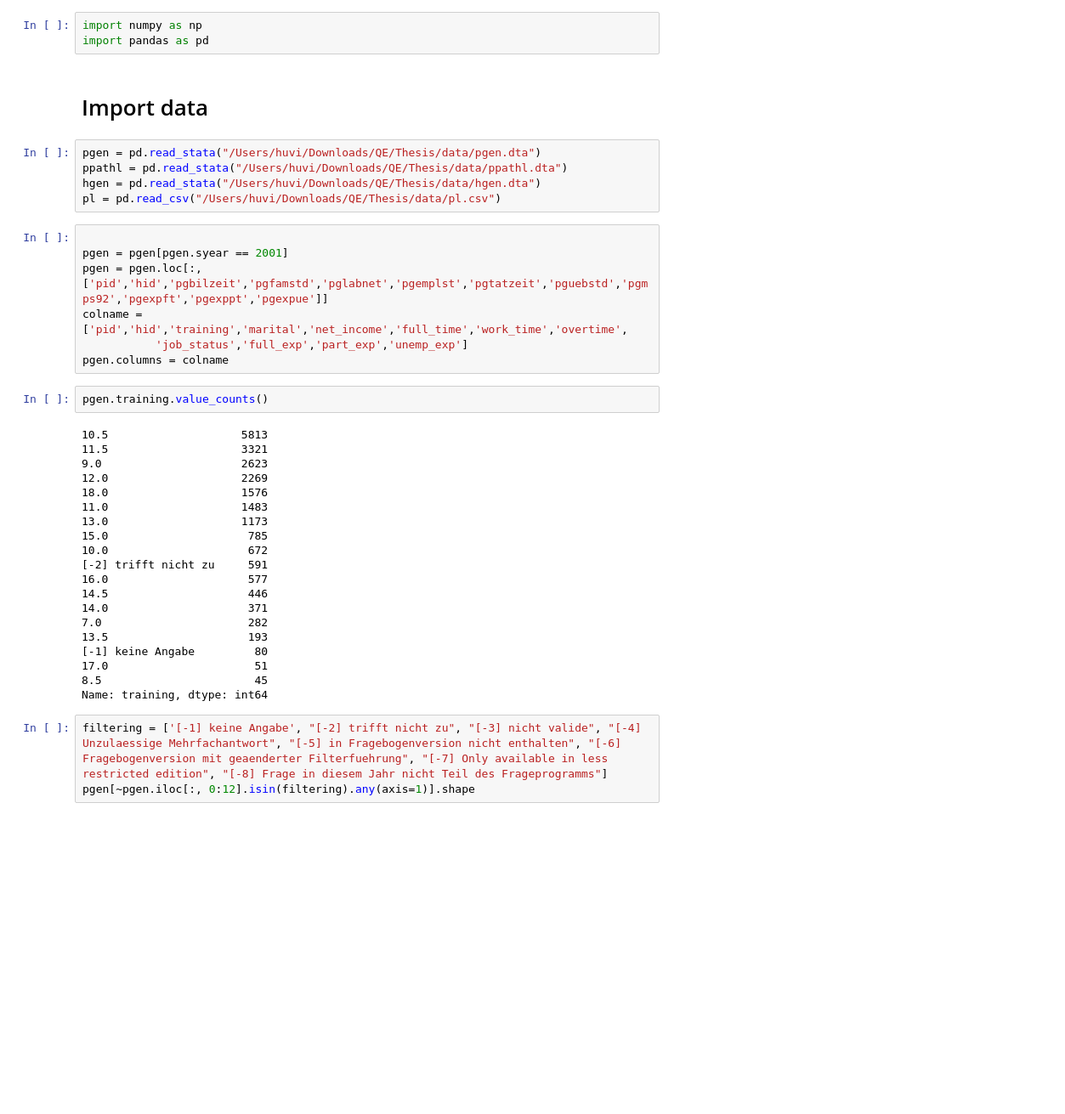
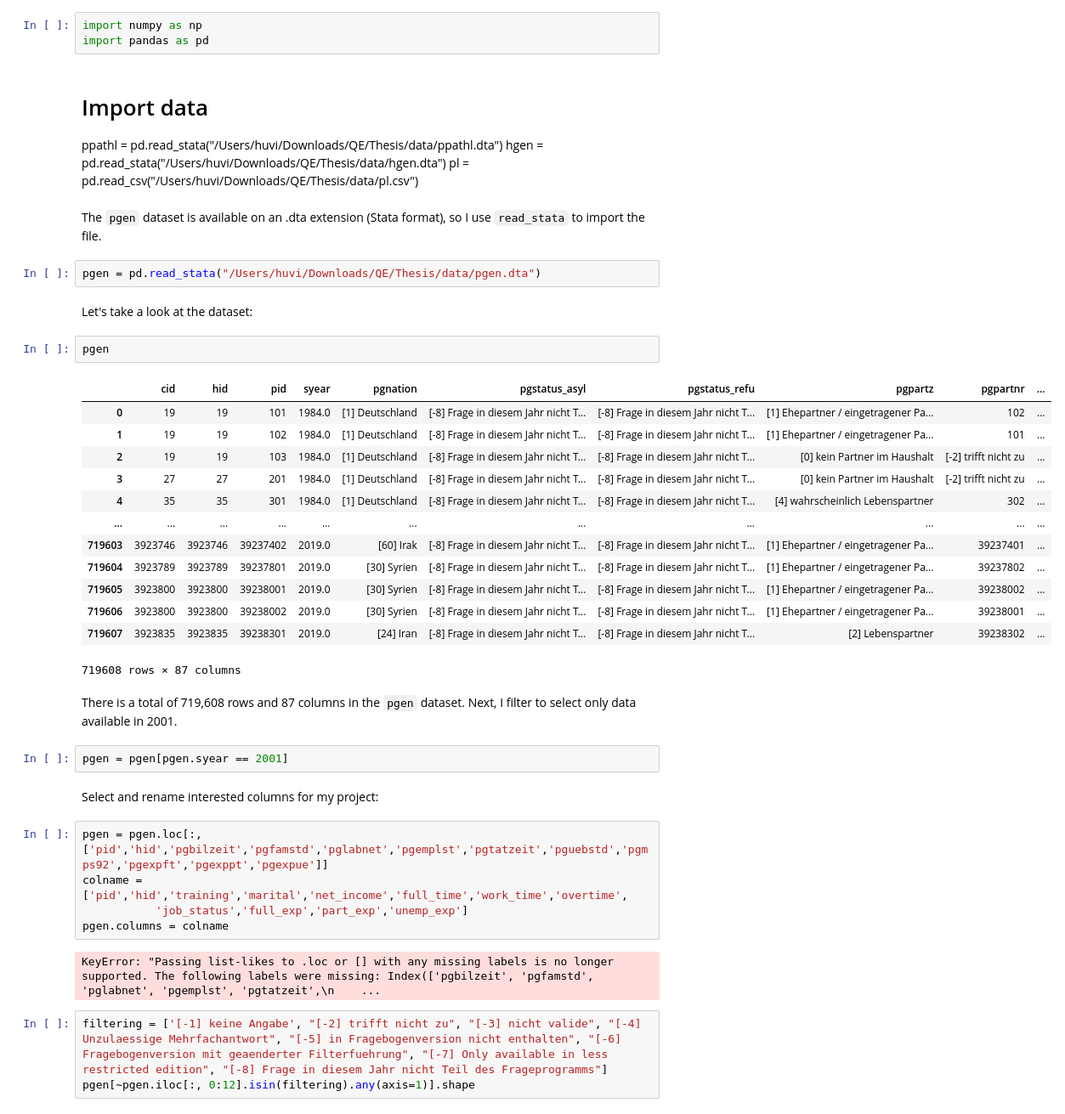
Before and after one commit to vinhhle/soep, a Jupyter notebook: Thesis.ipynb, the cells around one changed output. Shown: that part at 85% size. Drawn from its saved outputs; the diff is of its cells as text; blank space fills up the shorter version.

```diff
--- a/Thesis.ipynb
+++ b/Thesis.ipynb
@@ -3,40 +3,45 @@ import numpy as np
 import pandas as pd
 # %% [markdown]
 # Import data
+
+ppathl = pd.read_stata("/Users/huvi/Downloads/QE/Thesis/data/ppathl.dta")
+hgen = pd.read_stata("/Users/huvi/Downloads/QE/Thesis/data/hgen.dta")
+pl = pd.read_csv("/Users/huvi/Downloads/QE/Thesis/data/pl.csv")
+# %% [markdown]
+The `pgen` dataset is available on an .dta extension (Stata format), so I use `read_stata` to import the file.
 # %%
 pgen = pd.read_stata("/Users/huvi/Downloads/QE/Thesis/data/pgen.dta")
-ppathl = pd.read_stata("/Users/huvi/Downloads/QE/Thesis/data/ppathl.dta")
-hgen = pd.read_stata("/Users/huvi/Downloads/QE/Thesis/data/hgen.dta")
-pl = pd.read_csv("/Users/huvi/Downloads/QE/Thesis/data/pl.csv")
+# %% [markdown]
+Let's take a look at the dataset:
+# %%
+pgen
+# %% [output]
+|  | cid | hid | pid | syear | pgnation | pgstatus_asyl | pgstatus_refu | pgpartz | pgpartnr | ... |
+| 0 | 19 | 19 | 101 | 1984.0 | [1] Deutschland | [-8] Frage in diesem Jahr nicht T... | [-8] Frage in diesem Jahr nicht T... | [1] Ehepartner / eingetragener Pa... | 102 | ... |
+| 1 | 19 | 19 | 102 | 1984.0 | [1] Deutschland | [-8] Frage in diesem Jahr nicht T... | [-8] Frage in diesem Jahr nicht T... | [1] Ehepartner / eingetragener Pa... | 101 | ... |
+| 2 | 19 | 19 | 103 | 1984.0 | [1] Deutschland | [-8] Frage in diesem Jahr nicht T... | [-8] Frage in diesem Jahr nicht T... | [0] kein Partner im Haushalt | [-2] trifft nicht zu | ... |
+| 3 | 27 | 27 | 201 | 1984.0 | [1] Deutschland | [-8] Frage in diesem Jahr nicht T... | [-8] Frage in diesem Jahr nicht T... | [0] kein Partner im Haushalt | [-2] trifft nicht zu | ... |
+| 4 | 35 | 35 | 301 | 1984.0 | [1] Deutschland | [-8] Frage in diesem Jahr nicht T... | [-8] Frage in diesem Jahr nicht T... | [4] wahrscheinlich Lebenspartner | 302 | ... |
+| ... | ... | ... | ... | ... | ... | ... | ... | ... | ... | ... |
+| 719603 | 3923746 | 3923746 | 39237402 | 2019.0 | [60] Irak | [-8] Frage in diesem Jahr nicht T... | [-8] Frage in diesem Jahr nicht T... | [1] Ehepartner / eingetragener Pa... | 39237401 | ... |
+| 719604 | 3923789 | 3923789 | 39237801 | 2019.0 | [30] Syrien | [-8] Frage in diesem Jahr nicht T... | [-8] Frage in diesem Jahr nicht T... | [1] Ehepartner / eingetragener Pa... | 39237802 | ... |
+| 719605 | 3923800 | 3923800 | 39238001 | 2019.0 | [30] Syrien | [-8] Frage in diesem Jahr nicht T... | [-8] Frage in diesem Jahr nicht T... | [1] Ehepartner / eingetragener Pa... | 39238002 | ... |
+| 719606 | 3923800 | 3923800 | 39238002 | 2019.0 | [30] Syrien | [-8] Frage in diesem Jahr nicht T... | [-8] Frage in diesem Jahr nicht T... | [1] Ehepartner / eingetragener Pa... | 39238001 | ... |
+| 719607 | 3923835 | 3923835 | 39238301 | 2019.0 | [24] Iran | [-8] Frage in diesem Jahr nicht T... | [-8] Frage in diesem Jahr nicht T... | [2] Lebenspartner | 39238302 | ... |
+719608 rows × 87 columns
+# %% [markdown]
+There is a total of 719,608 rows and 87 columns in the `pgen` dataset. Next, I filter to select only data available in 2001.
+# %%
+pgen = pgen[pgen.syear == 2001]
+# %% [markdown]
+Select and rename interested columns for my project:
 # %%
-
-pgen = pgen[pgen.syear == 2001]
 pgen = pgen.loc[:, ['pid','hid','pgbilzeit','pgfamstd','pglabnet','pgemplst','pgtatzeit','pguebstd','pgmps92','pgexpft','pgexppt','pgexpue']]
 colname = ['pid','hid','training','marital','net_income','full_time','work_time','overtime',
            'job_status','full_exp','part_exp','unemp_exp']
 pgen.columns = colname
+# %% [output]
+KeyError: "Passing list-likes to .loc or [] with any missing labels is no longer supported. The following labels were missing: Index(['pgbilzeit', 'pgfamstd', 'pglabnet', 'pgemplst', 'pgtatzeit',\n    ...
-# %%
-pgen.training.value_counts()
-# %% [output]
-10.5                    5813
-11.5                    3321
-9.0                     2623
-12.0                    2269
-18.0                    1576
-11.0                    1483
-13.0                    1173
-15.0                     785
-10.0                     672
-[-2] trifft nicht zu     591
-16.0                     577
-14.5                     446
-14.0                     371
-7.0                      282
-13.5                     193
-[-1] keine Angabe         80
-17.0                      51
-8.5                       45
-Name: training, dtype: int64
 # %%
 filtering = ['[-1] keine Angabe', "[-2] trifft nicht zu", "[-3] nicht valide", "[-4] Unzulaessige Mehrfachantwort", "[-5] in Fragebogenversion nicht enthalten", "[-6] Fragebogenversion mit geaenderter Filterfuehrung", "[-7] Only available in less restricted edition", "[-8] Frage in diesem Jahr nicht Teil des Frageprogramms"]
 pgen[~pgen.iloc[:, 0:12].isin(filtering).any(axis=1)].shape
```
